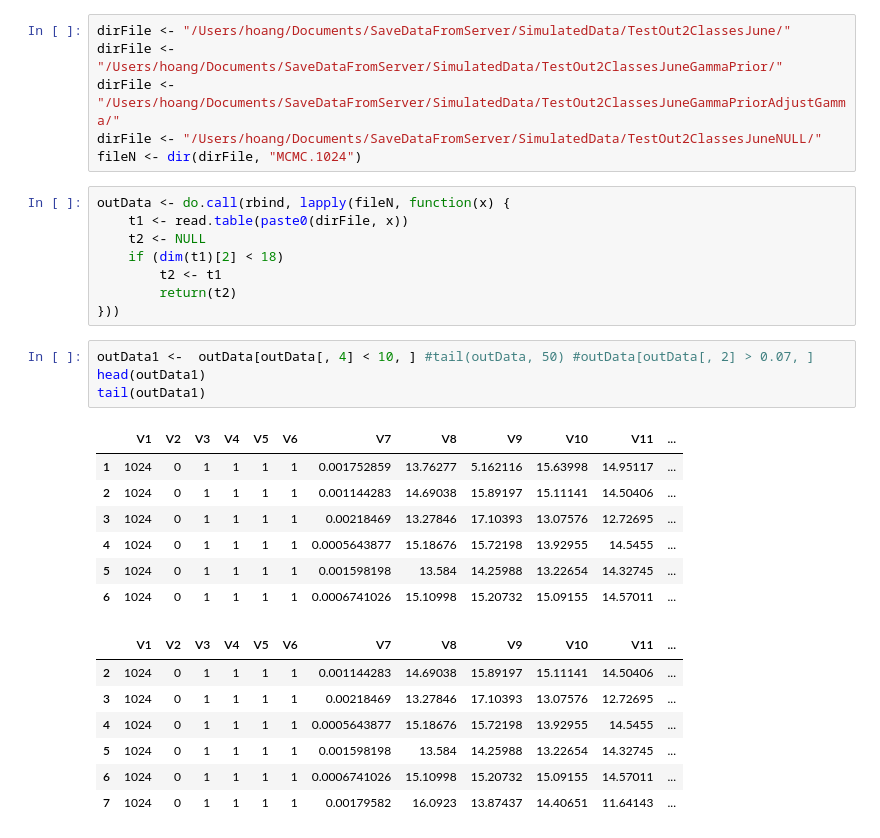
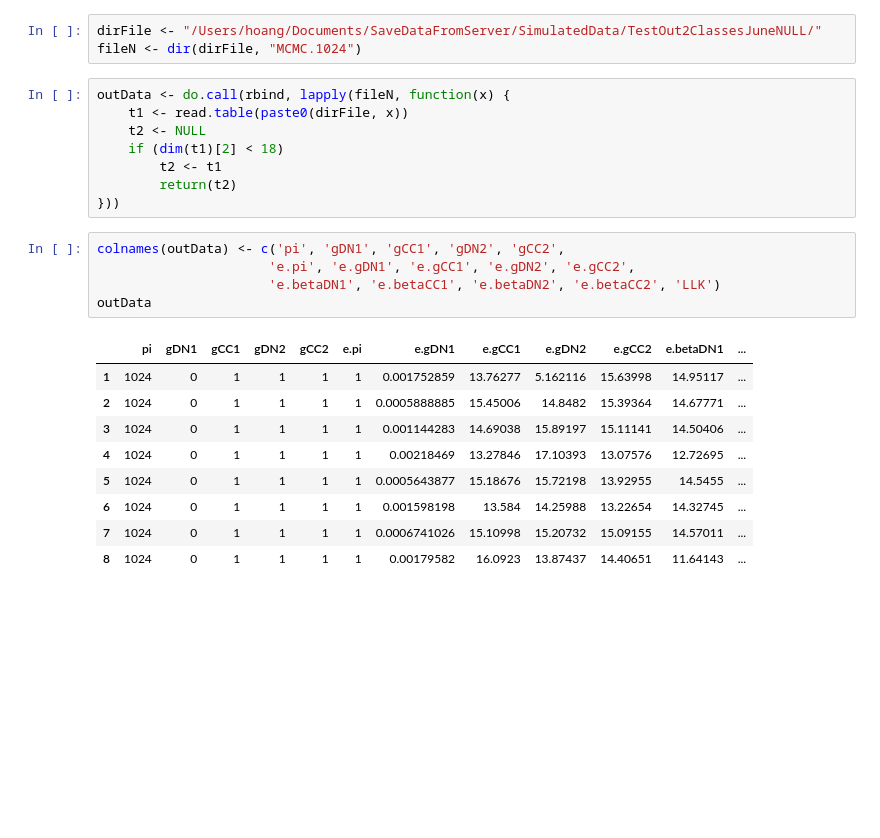
Before and after one commit to hoangtn/extTADA, a Jupyter notebook: SimulatedData/NULLmodel/test_simulated_2classes_June_2016_NULLmodel.ipynb, the cells around one changed output. Drawn from its saved outputs; the diff is of its cells as text; blank space fills up the shorter version.

```diff
--- a/SimulatedData/NULLmodel/test_simulated_2classes_June_2016_NULLmodel.ipynb
+++ b/SimulatedData/NULLmodel/test_simulated_2classes_June_2016_NULLmodel.ipynb
@@ -1,7 +1,4 @@
 # %%
-dirFile <- "/Users/hoang/Documents/SaveDataFromServer/SimulatedData/TestOut2ClassesJune/"
-dirFile <- "/Users/hoang/Documents/SaveDataFromServer/SimulatedData/TestOut2ClassesJuneGammaPrior/"
-dirFile <- "/Users/hoang/Documents/SaveDataFromServer/SimulatedData/TestOut2ClassesJuneGammaPriorAdjustGamma/"
 dirFile <- "/Users/hoang/Documents/SaveDataFromServer/SimulatedData/TestOut2ClassesJuneNULL/"
 fileN <- dir(dirFile, "MCMC.1024")
 # %%
@@ -12,24 +9,20 @@ outData <- do.call(rbind, lapply(fileN, function(x) {
         t2 <- t1
         return(t2)
 }))
-# %%
-outData1 <-  outData[outData[, 4] < 10, ] #tail(outData, 50) #outData[outData[, 2] > 0.07, ]
-head(outData1)
-tail(outData1)
-# %% [output]
-|  | V1 | V2 | V3 | V4 | V5 | V6 | V7 | V8 | V9 | V10 | V11 | ... |
-| 1 | 1024 | 0 | 1 | 1 | 1 | 1 | 0.001752859 | 13.76277 | 5.162116 | 15.63998 | 14.95117 | ... |
-| 2 | 1024 | 0 | 1 | 1 | 1 | 1 | 0.001144283 | 14.69038 | 15.89197 | 15.11141 | 14.50406 | ... |
-| 3 | 1024 | 0 | 1 | 1 | 1 | 1 | 0.00218469 | 13.27846 | 17.10393 | 13.07576 | 12.72695 | ... |
-| 4 | 1024 | 0 | 1 | 1 | 1 | 1 | 0.0005643877 | 15.18676 | 15.72198 | 13.92955 | 14.5455 | ... |
-| 5 | 1024 | 0 | 1 | 1 | 1 | 1 | 0.001598198 | 13.584 | 14.25988 | 13.22654 | 14.32745 | ... |
-| 6 | 1024 | 0 | 1 | 1 | 1 | 1 | 0.0006741026 | 15.10998 | 15.20732 | 15.09155 | 14.57011 | ... |
-|  | V1 | V2 | V3 | V4 | V5 | V6 | V7 | V8 | V9 | V10 | V11 | ... |
-| 2 | 1024 | 0 | 1 | 1 | 1 | 1 | 0.001144283 | 14.69038 | 15.89197 | 15.11141 | 14.50406 | ... |
-| 3 | 1024 | 0 | 1 | 1 | 1 | 1 | 0.00218469 | 13.27846 | 17.10393 | 13.07576 | 12.72695 | ... |
-| 4 | 1024 | 0 | 1 | 1 | 1 | 1 | 0.0005643877 | 15.18676 | 15.72198 | 13.92955 | 14.5455 | ... |
-| 5 | 1024 | 0 | 1 | 1 | 1 | 1 | 0.001598198 | 13.584 | 14.25988 | 13.22654 | 14.32745 | ... |
-| 6 | 1024 | 0 | 1 | 1 | 1 | 1 | 0.0006741026 | 15.10998 | 15.20732 | 15.09155 | 14.57011 | ... |
-| 7 | 1024 | 0 | 1 | 1 | 1 | 1 | 0.00179582 | 16.0923 | 13.87437 | 14.40651 | 11.64143 | ... |
+# %%
+colnames(outData) <- c('pi', 'gDN1', 'gCC1', 'gDN2', 'gCC2',
+                      'e.pi', 'e.gDN1', 'e.gCC1', 'e.gDN2', 'e.gCC2',
+                      'e.betaDN1', 'e.betaCC1', 'e.betaDN2', 'e.betaCC2', 'LLK')
+outData
+# %% [output]
+|  | pi | gDN1 | gCC1 | gDN2 | gCC2 | e.pi | e.gDN1 | e.gCC1 | e.gDN2 | e.gCC2 | e.betaDN1 | ... |
+| 1 | 1024 | 0 | 1 | 1 | 1 | 1 | 0.001752859 | 13.76277 | 5.162116 | 15.63998 | 14.95117 | ... |
+| 2 | 1024 | 0 | 1 | 1 | 1 | 1 | 0.0005888885 | 15.45006 | 14.8482 | 15.39364 | 14.67771 | ... |
+| 3 | 1024 | 0 | 1 | 1 | 1 | 1 | 0.001144283 | 14.69038 | 15.89197 | 15.11141 | 14.50406 | ... |
+| 4 | 1024 | 0 | 1 | 1 | 1 | 1 | 0.00218469 | 13.27846 | 17.10393 | 13.07576 | 12.72695 | ... |
+| 5 | 1024 | 0 | 1 | 1 | 1 | 1 | 0.0005643877 | 15.18676 | 15.72198 | 13.92955 | 14.5455 | ... |
+| 6 | 1024 | 0 | 1 | 1 | 1 | 1 | 0.001598198 | 13.584 | 14.25988 | 13.22654 | 14.32745 | ... |
+| 7 | 1024 | 0 | 1 | 1 | 1 | 1 | 0.0006741026 | 15.10998 | 15.20732 | 15.09155 | 14.57011 | ... |
+| 8 | 1024 | 0 | 1 | 1 | 1 | 1 | 0.00179582 | 16.0923 | 13.87437 | 14.40651 | 11.64143 | ... |
 # %%
 allName <- c("pi0", "gDN1", "gCC1", "gDN2", "gCC2")
```
Also changed, not shown: parts of 6 cells of this notebook.
